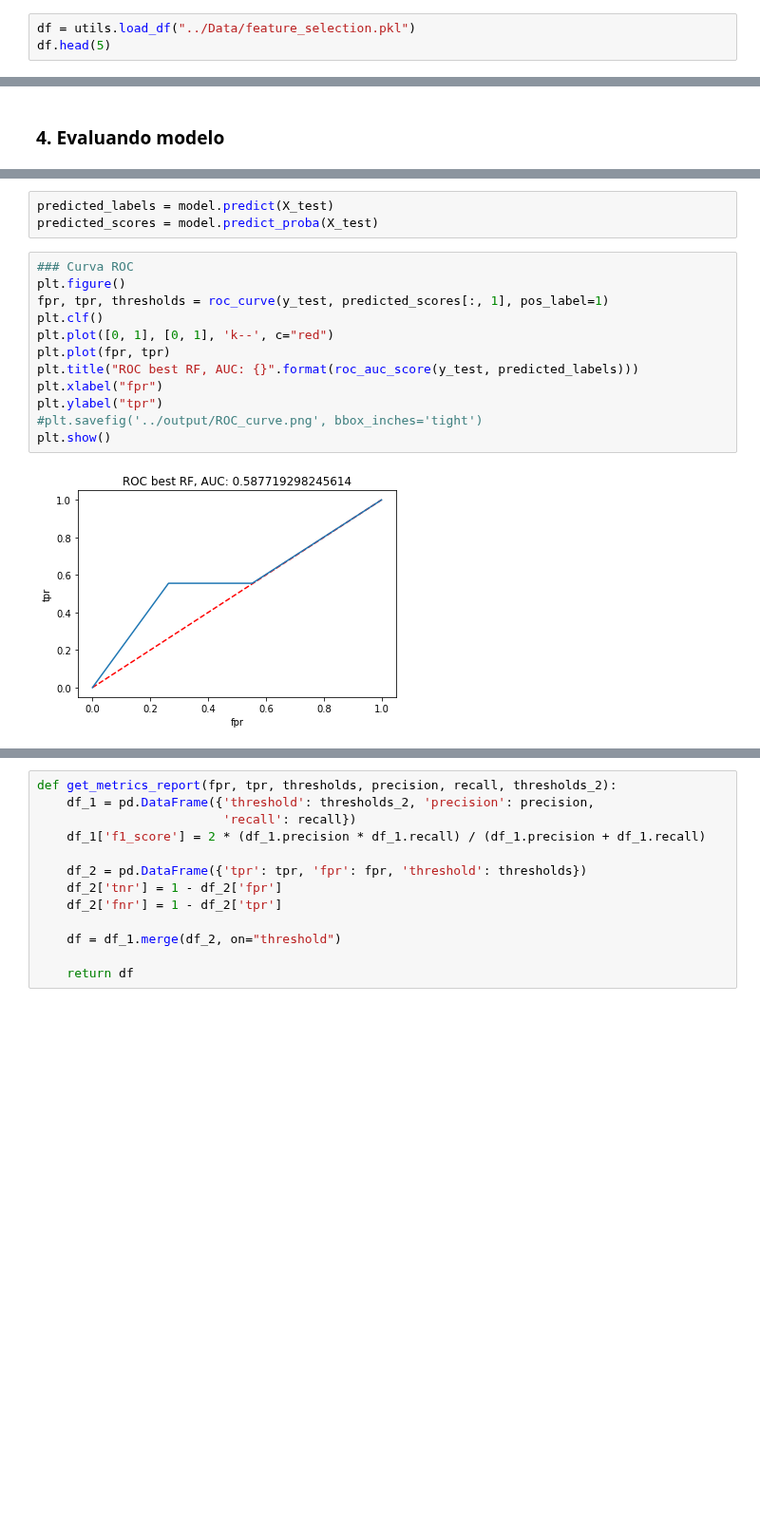
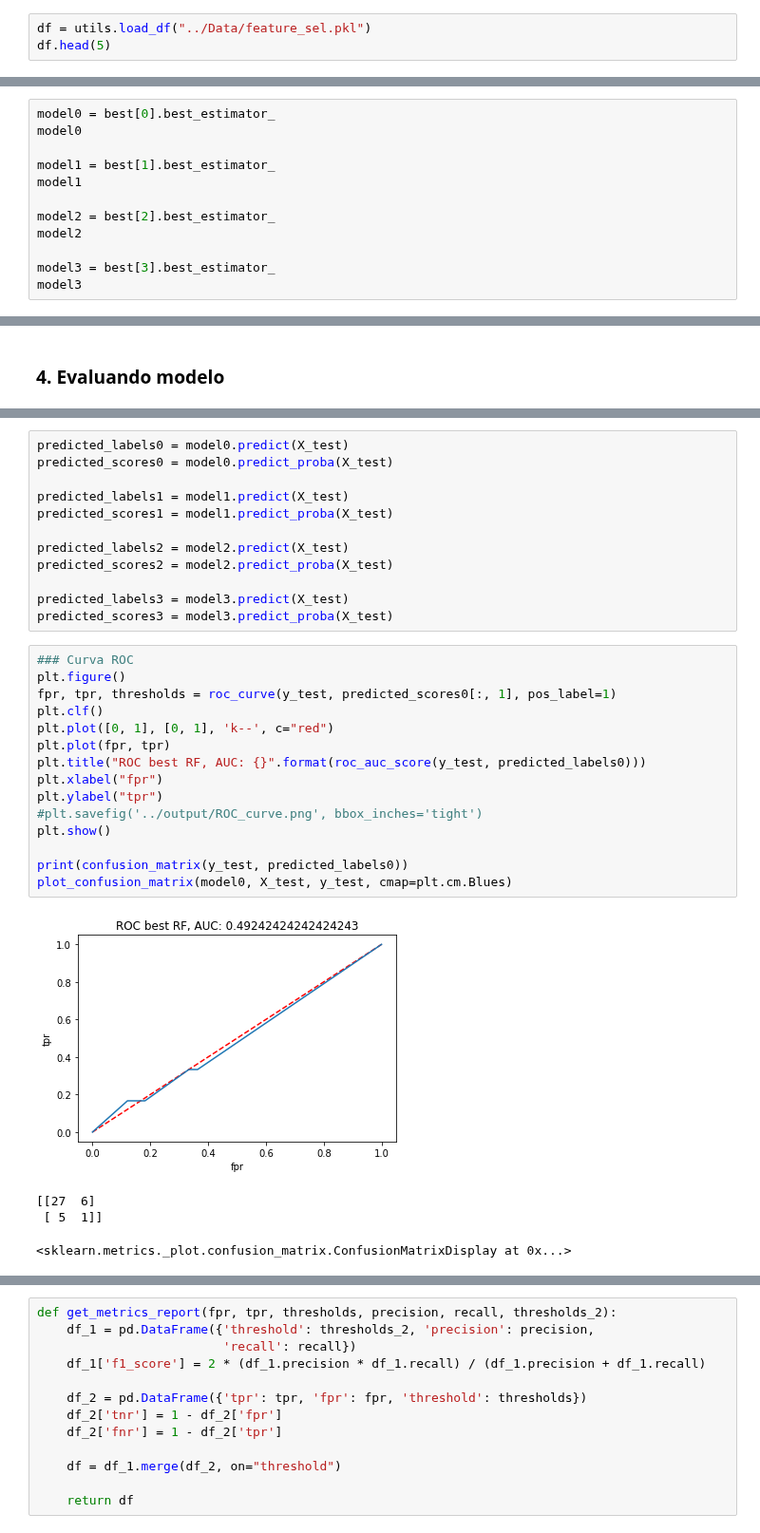
Before and after one commit to AideJGC/ProyectoDIABETIA_Estancia, a Jupyter notebook: notebooks/Modeling.ipynb, the cells around one changed output, grey strips where cells are left out. Shown at 95% size. Saved outputs shown, nothing was run; the diff lists cells and outputs as text; blank space fills up the shorter version.

```diff
--- a/notebooks/Modeling.ipynb
+++ b/notebooks/Modeling.ipynb
@@ -29,6 +29,6 @@ from src.utils import utils
 # %% [markdown]
 ### 2. Carga de features y división de datos de entrenamiento y validación
 # %%
-df = utils.load_df("../Data/feature_selection.pkl")
+df = utils.load_df("../Data/feature_sel.pkl")
 df.head(5)
 # %% [output]
@@ -159,0 +163,12 @@ utils.save_df(model, "../output/best_model.pkl")
+# %%
+model0 = best[0].best_estimator_
+model0
+
+model1 = best[1].best_estimator_
+model1
+
+model2 = best[2].best_estimator_
+model2
+
+model3 = best[3].best_estimator_
+model3
@@ -166,18 +197,33 @@ from sklearn.metrics import accuracy_score, precision_recall_curve, precision_sc
 import matplotlib.pyplot as plt
-# %%
-predicted_labels = model.predict(X_test)
-predicted_scores = model.predict_proba(X_test)
+# %%
+predicted_labels0 = model0.predict(X_test)
+predicted_scores0 = model0.predict_proba(X_test)
+
+predicted_labels1 = model1.predict(X_test)
+predicted_scores1 = model1.predict_proba(X_test)
+
+predicted_labels2 = model2.predict(X_test)
+predicted_scores2 = model2.predict_proba(X_test)
+
+predicted_labels3 = model3.predict(X_test)
+predicted_scores3 = model3.predict_proba(X_test)
 # %%
 ### Curva ROC
 plt.figure()
-fpr, tpr, thresholds = roc_curve(y_test, predicted_scores[:, 1], pos_label=1)
+fpr, tpr, thresholds = roc_curve(y_test, predicted_scores0[:, 1], pos_label=1)
 plt.clf()
 plt.plot([0, 1], [0, 1], 'k--', c="red")
 plt.plot(fpr, tpr)
-plt.title("ROC best RF, AUC: {}".format(roc_auc_score(y_test, predicted_labels)))
+plt.title("ROC best RF, AUC: {}".format(roc_auc_score(y_test, predicted_labels0)))
 plt.xlabel("fpr")
 plt.ylabel("tpr")
 #plt.savefig('../output/ROC_curve.png', bbox_inches='tight')
 plt.show()
+
+print(confusion_matrix(y_test, predicted_labels0))
+plot_confusion_matrix(model0, X_test, y_test, cmap=plt.cm.Blues)
 # %% [output]
-[figure, old version]
+[figure, new version]
+[[27  6]
+ [ 5  1]]
+<sklearn.metrics._plot.confusion_matrix.ConfusionMatrixDisplay at 0x...>
```
Also changed, not shown: parts of 17 cells of this notebook.
